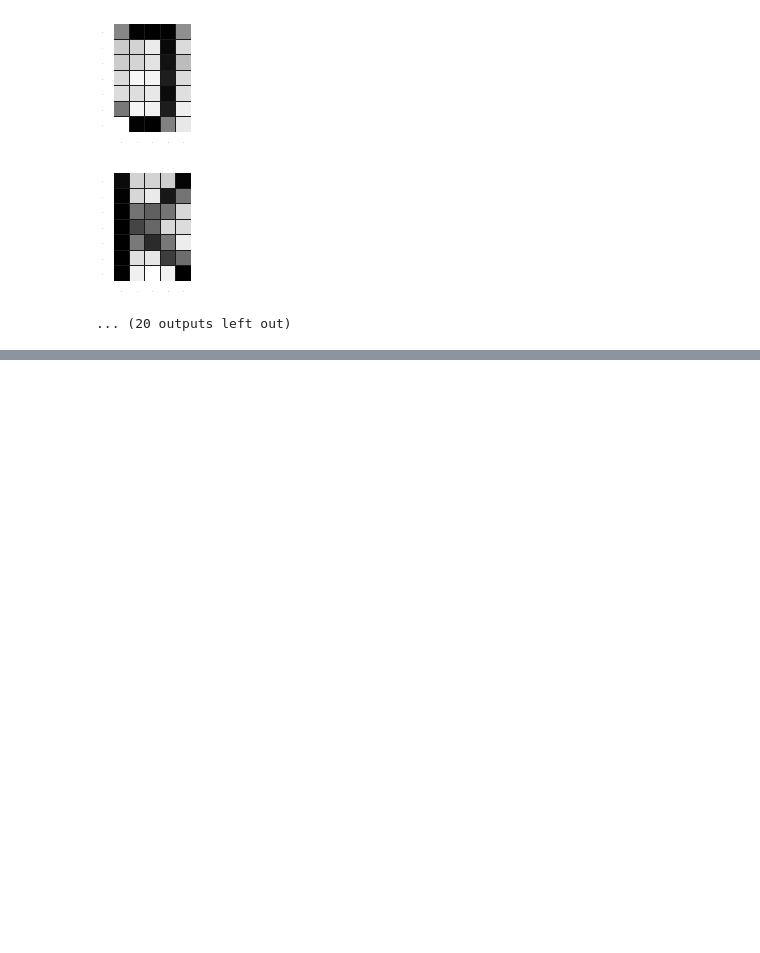
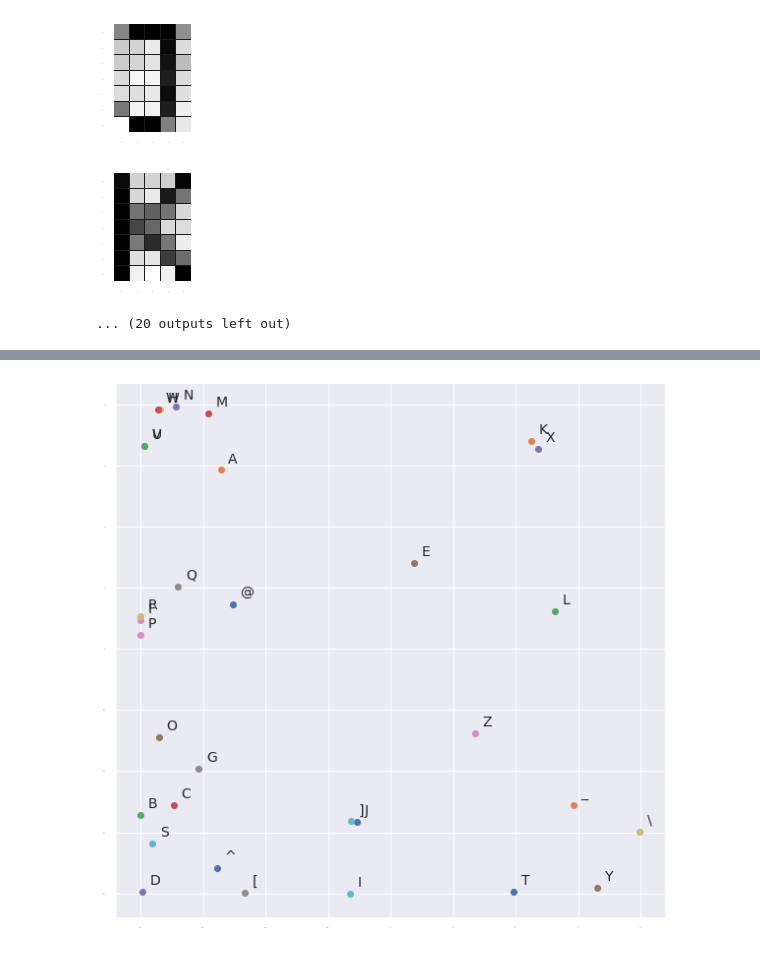
Before and after one commit to LucasCatolino/TP_SIA, a Jupyter notebook: TP5/ej1/EJ1.ipynb, the cells around one changed output, grey strips where cells are left out. Cells and saved outputs as stored; diff of their text form; code cells hidden in the pictures; blank space fills up the shorter version.

Commit message:
now plottting latente space

```diff
--- a/TP5/ej1/EJ1.ipynb
+++ b/TP5/ej1/EJ1.ipynb
@@ -105,3 +105,15 @@ printChars(result)
 [figure]
 [figure]
 ... (20 outputs left out)
+# %%
+x = []
+y = []
+for coord in latente:
+  x.append(coord[0])
+  y.append(coord[1])
+
+x = np.array(x)
+y = np.array(y)
+print(latente)
+print(x)
+print(y)
@@ -107,0 +134,29 @@ printChars(result)
+# %%
+import matplotlib.pyplot as plt
+import numpy as np
+
+def plot_embeddings(M_reduced, word2Ind, words):
+    """
+        Plot in a scatterplot the embeddings of the words specified in the list "words".
+        Include a label next to each point.
+    """
+    #plt.subplots(figsize=(15,15))
+    fig, ax=plt.subplots(figsize=(10,10))
+    #ax=fig.add_axes([0,0,1,1])
+    for word in words:
+        x, y = M_reduced[word2Ind[word]]
+        #plt.scatter(x, y, marker='o')
+        ax.scatter(x, y, marker='o')
+        #plt.text(x+.03, y+.03, word, fontsize=14)
+        ax.text(x+.03, y+.03, word, fontsize=14)
+    plt.show()
+
+
+labels = ['@', 'A', 'B', 'C', 'D', 'E', 'F', 'G', 'H', 'I', 'J', 'K', 'L', 'M', 'N', 'O', 'P', 'Q', 'R', 'S', 'T', 'U', 'V', 'W', 'X', 'Y', 'Z', '[', '\\', ']', '^', '_']
+mappedLabels = {}
+for i in range(len(labels)):
+  mappedLabels[labels[i]] = i
+
+plot_embeddings(latente, mappedLabels, labels)
+# %% [output]
+[figure, added]
```
Also changed, not shown: parts of 1 cell of this notebook.
